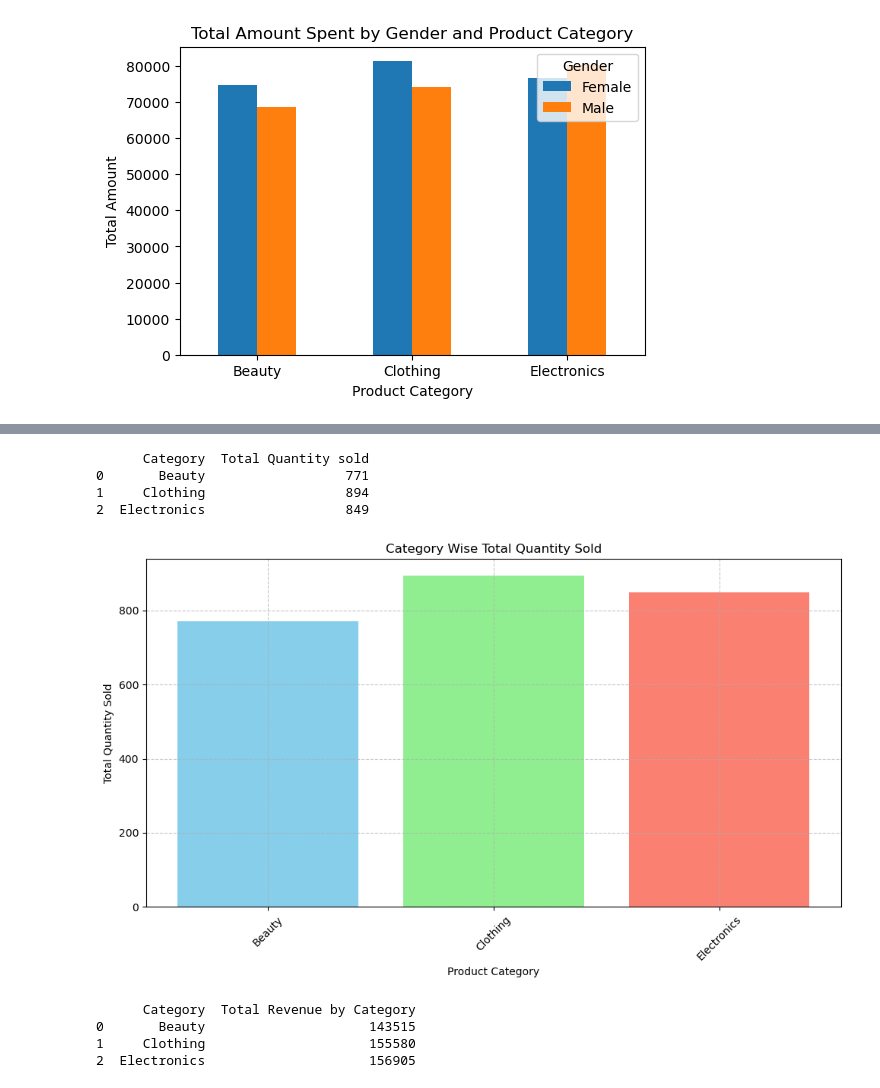
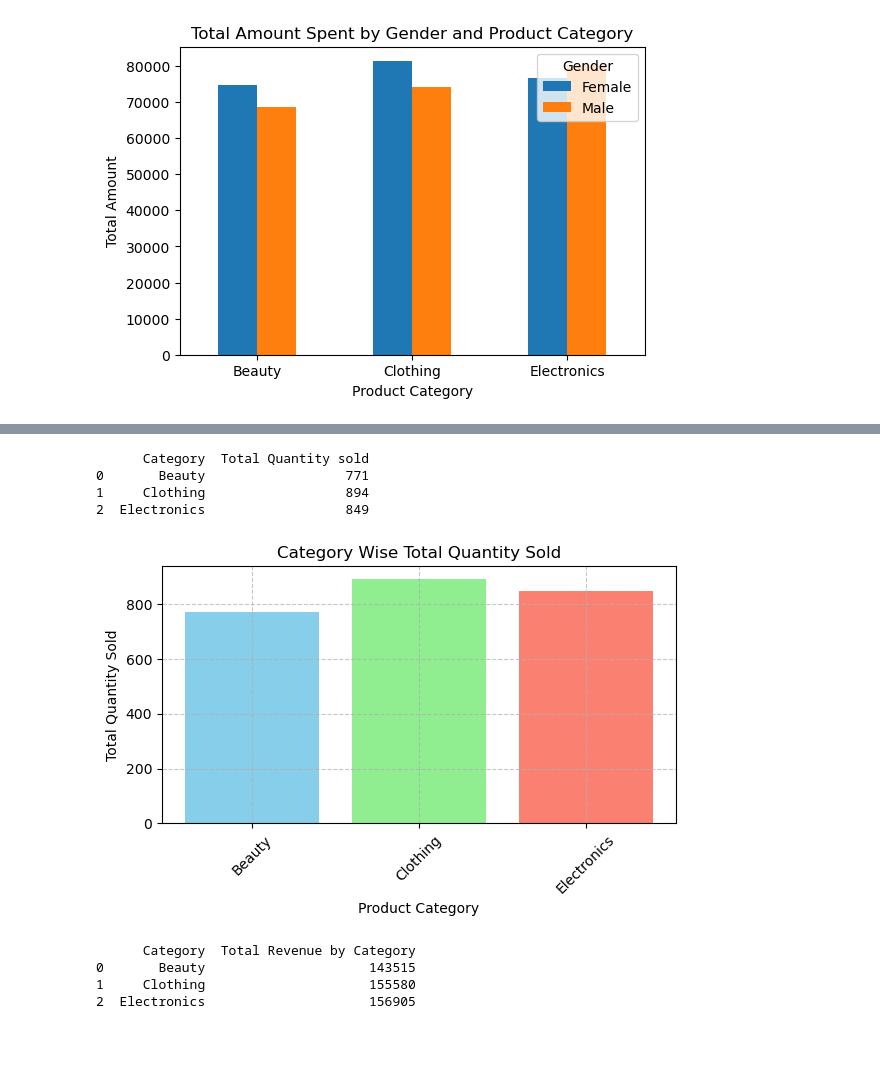
Before and after one commit to vinay-sikarwar/Brainwave_Matrix_Intern, a Jupyter notebook: commercial_store_sales_analysis-checkpoint.ipynb, the cells around one changed output, grey strips where cells are left out. Saved outputs shown, nothing was run; the diff lists cells and outputs as text; code cells hidden in the pictures; blank space fills up the shorter version.

```diff
--- a/commercial_store_sales_analysis-checkpoint.ipynb
+++ b/commercial_store_sales_analysis-checkpoint.ipynb
@@ -153,32 +213,32 @@ print(avg_price_list)
 # %%
 avg_quantity = {}
 for i in df['Product Category'].unique():
     cate_df = df[df['Product Category'] == i]
     avg_quantity[i] = cate_df['Quantity'].sum()
 
 # Create DataFrame from the dictionary
 quantity_list = pd.DataFrame(list(avg_quantity.items()), columns=['Category', 'Total Quantity sold'])
 
 # Print the DataFrame to verify its contents
 print(quantity_list)
 
 # Plot the bar chart using the correct DataFrame and column names
-plt.figure(figsize=(10, 6))
+plt.figure(figsize=(6,4))
 plt.bar(quantity_list['Category'], quantity_list['Total Quantity sold'], color=['skyblue', 'lightgreen', 'salmon'])
 plt.title('Category Wise Total Quantity Sold')
 plt.xlabel('Product Category')
 plt.ylabel('Total Quantity Sold')
 
 plt.xticks(rotation=45)
 plt.grid(True, linestyle='--', alpha=0.7)
 plt.tight_layout()
 plt.show()
 # %% [output]
       Category  Total Quantity sold
 0       Beauty                  771
 1     Clothing                  894
 2  Electronics                  849
-[figure, old version]
+[figure, new version]
 # %%
 revenue = {}
 for i in df['Product Category'].unique():
```
Also changed, not shown: parts of 29 cells of this notebook.
